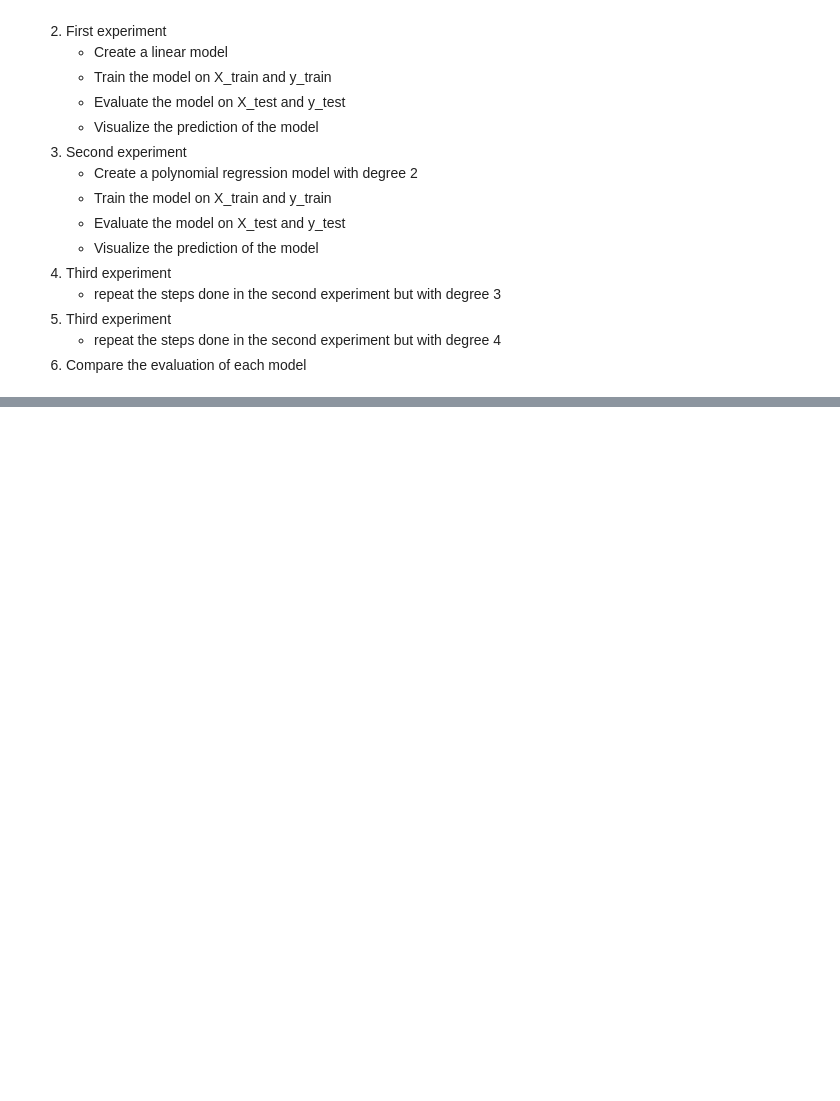
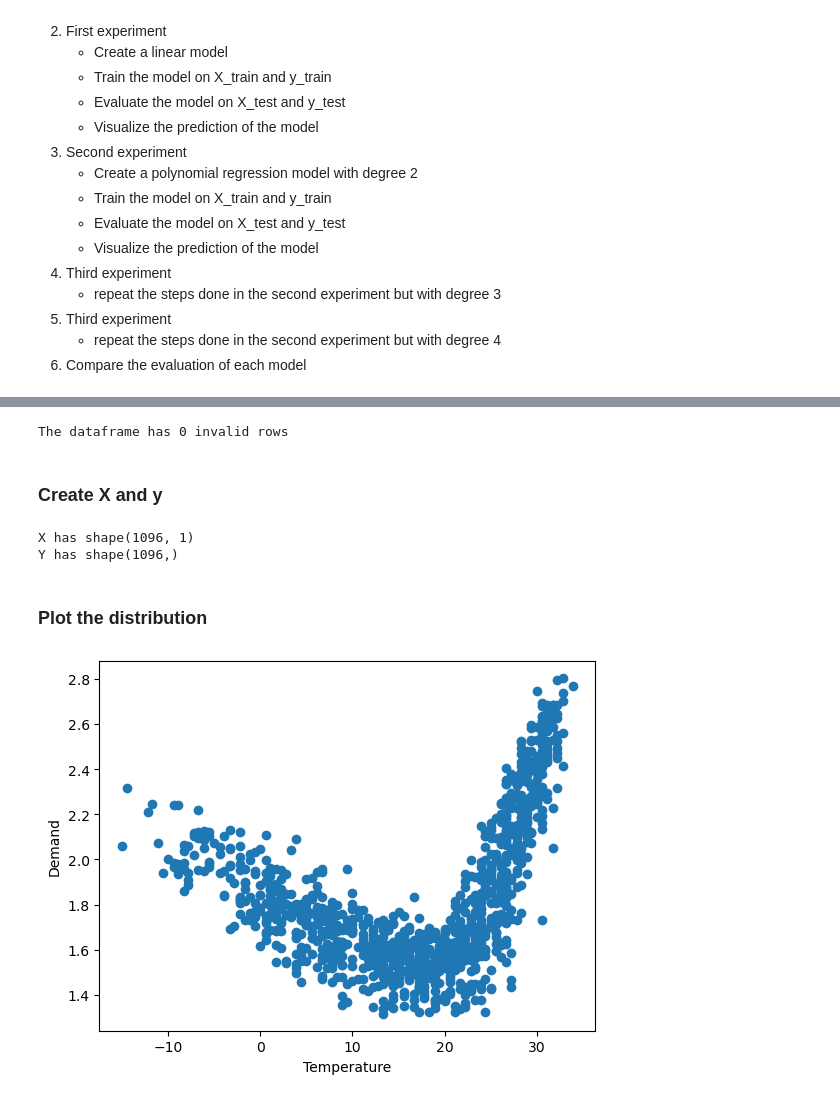
Before and after one commit to Rezashatery/polynomial-regression, a Jupyter notebook: polynomial-regression.ipynb, the cells around one changed output, grey strips where cells are left out. Cells and saved outputs as stored; diff of their text form; code cells hidden in the pictures; blank space fills up the shorter version.

Commit message:
show the distribution of data

```diff
--- a/polynomial-regression.ipynb
+++ b/polynomial-regression.ipynb
@@ -42,0 +50,4 @@ random_state = 42 # this will be used to guarantee the repeatability of the expe
+# %%
+data_fn = 'power_demand_vs_temperature.csv'
+df0 = pd.read_csv(data_fn, index_col=0)
+df0.head()
@@ -42,0 +76,25 @@ random_state = 42 # this will be used to guarantee the repeatability of the expe
+# %%
+print(f"The dataframe has {df0.shape[0]-df0.dropna().shape[0]} invalid rows")
+# %% [output]
+The dataframe has 0 invalid rows
+# %% [markdown]
+### Create X and y
+# %%
+X = df0.drop("demand", axis=1)
+y = df0["demand"]
+print(f"X has shape{X.shape}")
+print(f"Y has shape{y.shape}")
+# %% [output]
+X has shape(1096, 1)
+Y has shape(1096,)
+# %% [markdown]
+### Plot the distribution
+# %%
+import warnings
+warnings.filterwarnings("ignore")
+plt.scatter(X,y)
+plt.xlabel("Temperature");
+plt.ylabel("Demand");
+plt.show()
+# %% [output]
+[figure, added]
```
Also changed, not shown: parts of 6 cells of this notebook.
